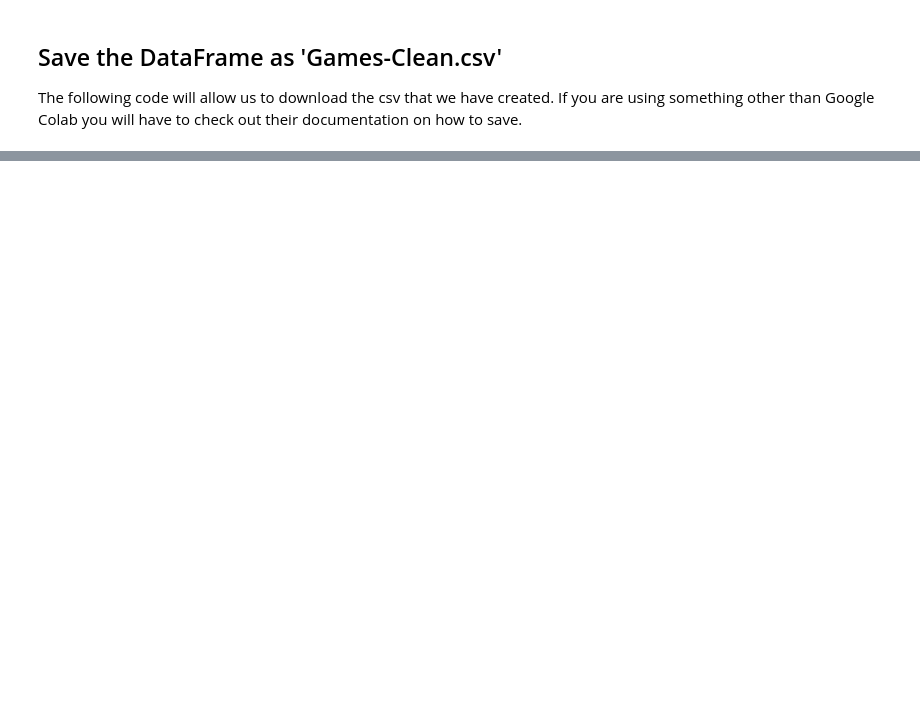
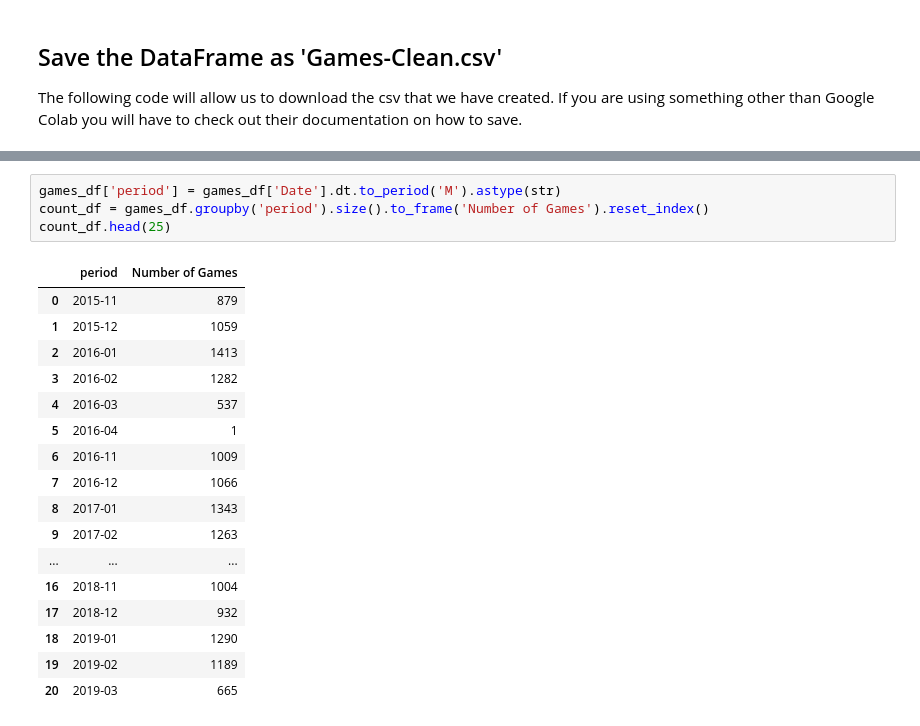
Before and after one commit to Zburns31/Personal_Code, a Jupyter notebook: Predicting_Basketball_Scores_with_DL.ipynb, the cells around one changed output, grey strips where cells are left out. Drawn from its saved outputs; the diff is of its cells as text; blank space fills up the shorter version.

```diff
--- a/Predicting_Basketball_Scores_with_DL.ipynb
+++ b/Predicting_Basketball_Scores_with_DL.ipynb
@@ -342,0 +396,22 @@ files.download(file_name)
+# %%
+games_df['period'] = games_df['Date'].dt.to_period('M').astype(str)
+count_df = games_df.groupby('period').size().to_frame('Number of Games').reset_index()
+count_df.head(25)
+# %% [output]
+|  | period | Number of Games |
+| 0 | 2015-11 | 879 |
+| 1 | 2015-12 | 1059 |
+| 2 | 2016-01 | 1413 |
+| 3 | 2016-02 | 1282 |
+| 4 | 2016-03 | 537 |
+| 5 | 2016-04 | 1 |
+| 6 | 2016-11 | 1009 |
+| 7 | 2016-12 | 1066 |
+| 8 | 2017-01 | 1343 |
+| 9 | 2017-02 | 1263 |
+| ... | ... | ... |
+| 16 | 2018-11 | 1004 |
+| 17 | 2018-12 | 932 |
+| 18 | 2019-01 | 1290 |
+| 19 | 2019-02 | 1189 |
+| 20 | 2019-03 | 665 |
```
Also changed, not shown: parts of 12 cells of this notebook.
